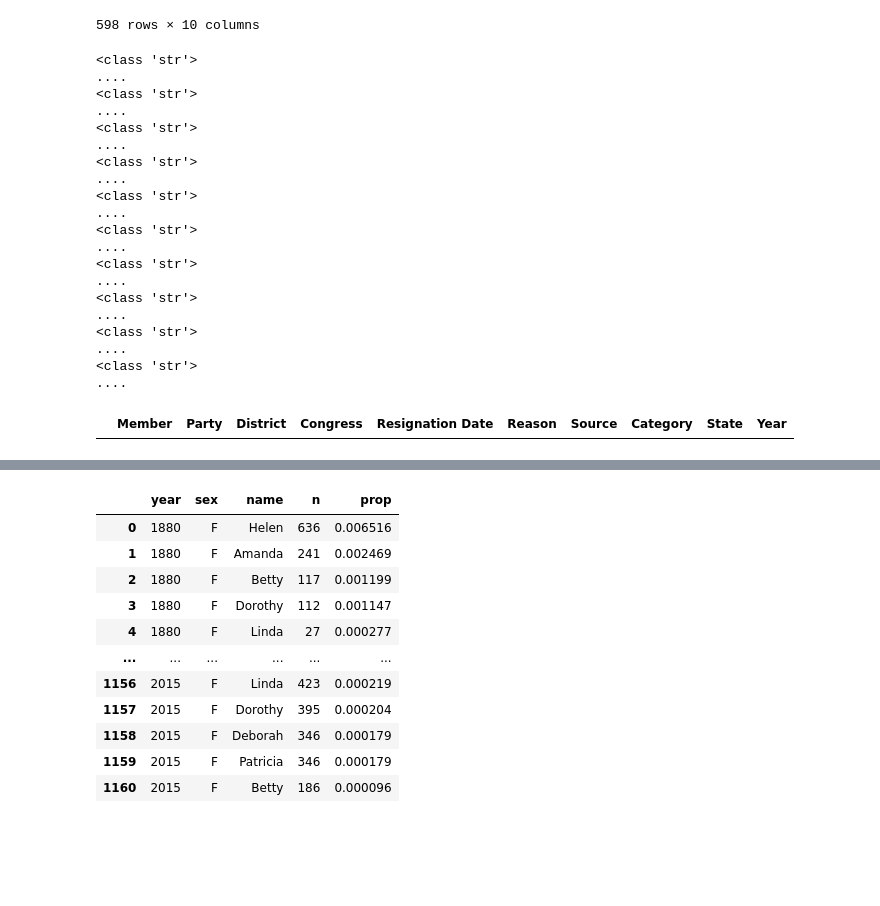
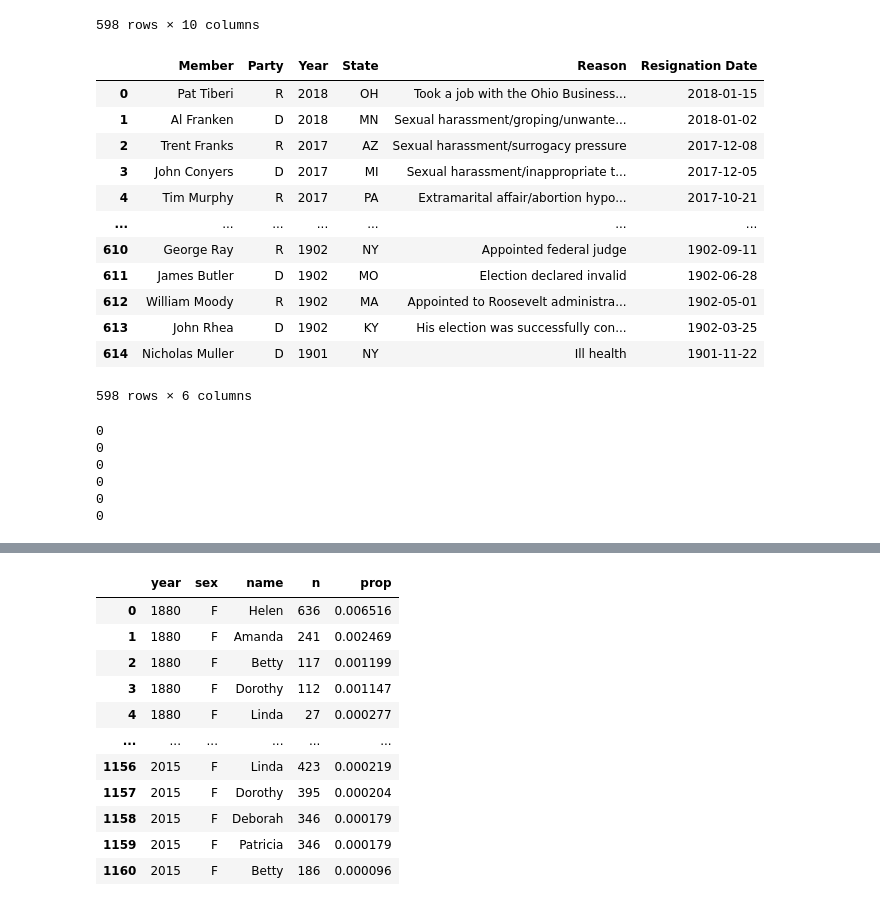
Before and after one commit to iokoroma/dsc106-project3, a Jupyter notebook: resignations.ipynb, the cells around one changed output, grey strips where cells are left out. Drawn from its saved outputs; the diff is of its cells as text; code cells hidden in the pictures; blank space fills up the shorter version.

```diff
--- a/resignations.ipynb
+++ b/resignations.ipynb
@@ -18,3 +18,5 @@ resigned
 | 613 | John Rhea | D | KY-03 | 57th | 1902-03-25 | His election was successfully con... | U.S. Congress | Election overturned | KY | 1902 |
 | 614 | Nicholas Muller | D | NY-07 | 57th | 1901-11-22 | Ill health | New York Times | Health/family | NY | 1901 |
 615 rows × 10 columns
+# %%
+resigned['Year'] = resigned['Year'].astype(int)
@@ -199,35 +205,31 @@ resignation1
 | 614 | Nicholas Muller | D | NY-07 | 57th | 1901-11-22 | Ill health | New York Times | Health/family | NY | 1901 |
 598 rows × 10 columns
 # %%
-resignation2 = resignation1
-resignation2['Year'] = pd.to_numeric(resignation2['Year'], errors='coerce')
+resignation1['Year'] = pd.to_numeric(resignation1['Year'], errors='coerce')
+type(resignation1['Year'].iloc[0])
+res2 = resignation1[['Member', 'Party', 'Year', 'State','Reason', 'Resignation Date']]
+res2
+# %% [output]
+|  | Member | Party | Year | State | Reason | Resignation Date |
+| 0 | Pat Tiberi | R | 2018 | OH | Took a job with the Ohio Business... | 2018-01-15 |
+| 1 | Al Franken | D | 2018 | MN | Sexual harassment/groping/unwante... | 2018-01-02 |
+| 2 | Trent Franks | R | 2017 | AZ | Sexual harassment/surrogacy pressure | 2017-12-08 |
+| 3 | John Conyers | D | 2017 | MI | Sexual harassment/inappropriate t... | 2017-12-05 |
+| 4 | Tim Murphy | R | 2017 | PA | Extramarital affair/abortion hypo... | 2017-10-21 |
+| ... | ... | ... | ... | ... | ... | ... |
+| 610 | George Ray | R | 1902 | NY | Appointed federal judge | 1902-09-11 |
+| 611 | James Butler | D | 1902 | MO | Election declared invalid | 1902-06-28 |
+| 612 | William Moody | R | 1902 | MA | Appointed to Roosevelt administra... | 1902-05-01 |
+| 613 | John Rhea | D | 1902 | KY | His election was successfully con... | 1902-03-25 |
+| 614 | Nicholas Muller | D | 1901 | NY | Ill health | 1901-11-22 |
+598 rows × 6 columns
-# %%
-for col in resignation1.columns:
-    # print(col)
-    print(type(col))
-    print('....')
-# %% [output]
-<class 'str'>
-....
-<class 'str'>
-....
-<class 'str'>
-....
-<class 'str'>
-....
-<class 'str'>
-....
-<class 'str'>
-....
-<class 'str'>
-....
-<class 'str'>
-....
-<class 'str'>
-....
-<class 'str'>
-....
-# %%
-resignation1.loc[resignation1['Category'].isna()]
-# %% [output]
-|  | Member | Party | District | Congress | Resignation Date | Reason | Source | Category | State | Year |
+# %%
+for col in res2.columns:
+    print(res2[col].isna().sum())
+# %% [output]
+0
+0
+0
+0
+0
+0
```
Also changed, not shown: parts of 6 cells of this notebook, 5 other files.
